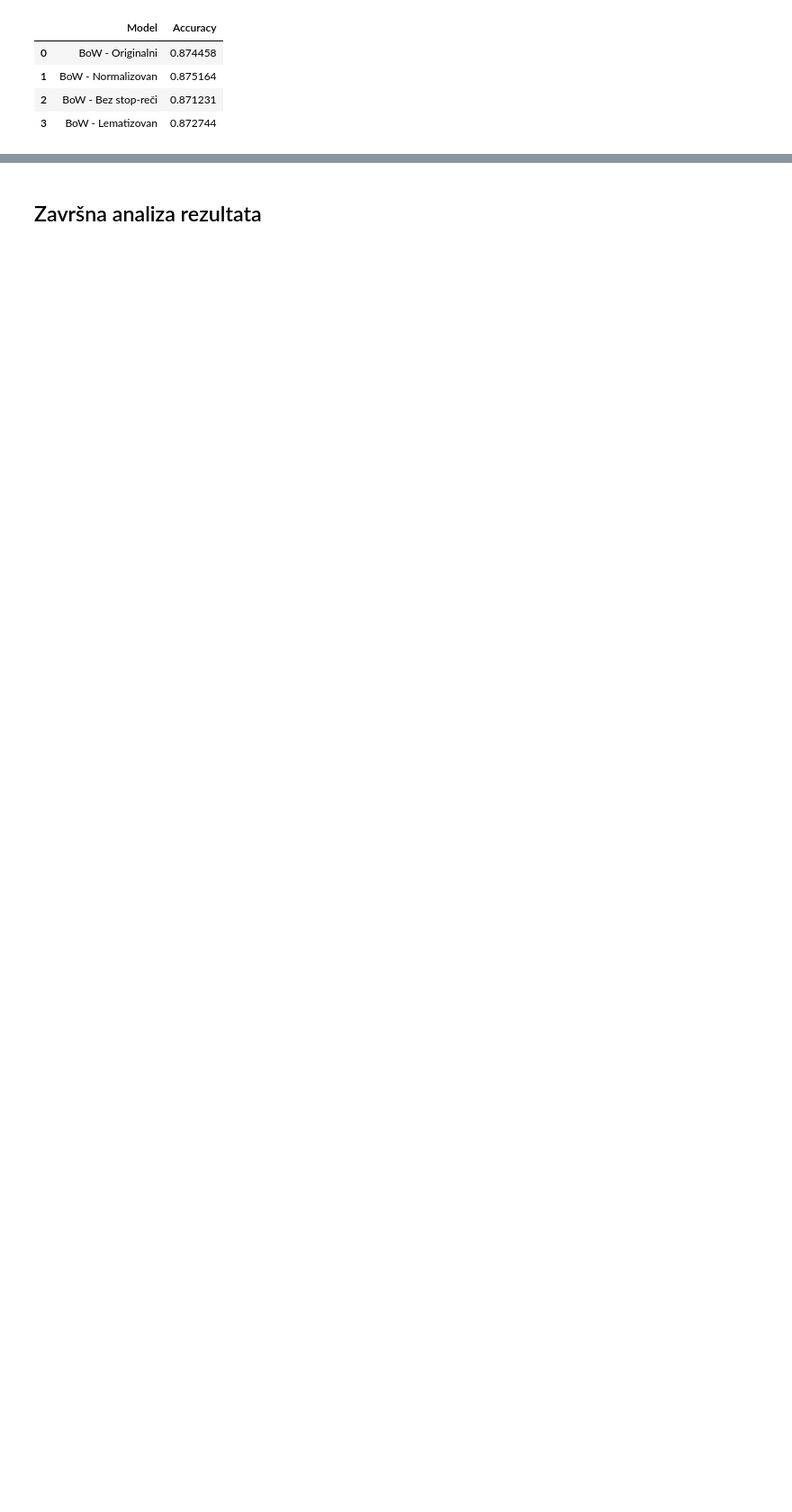
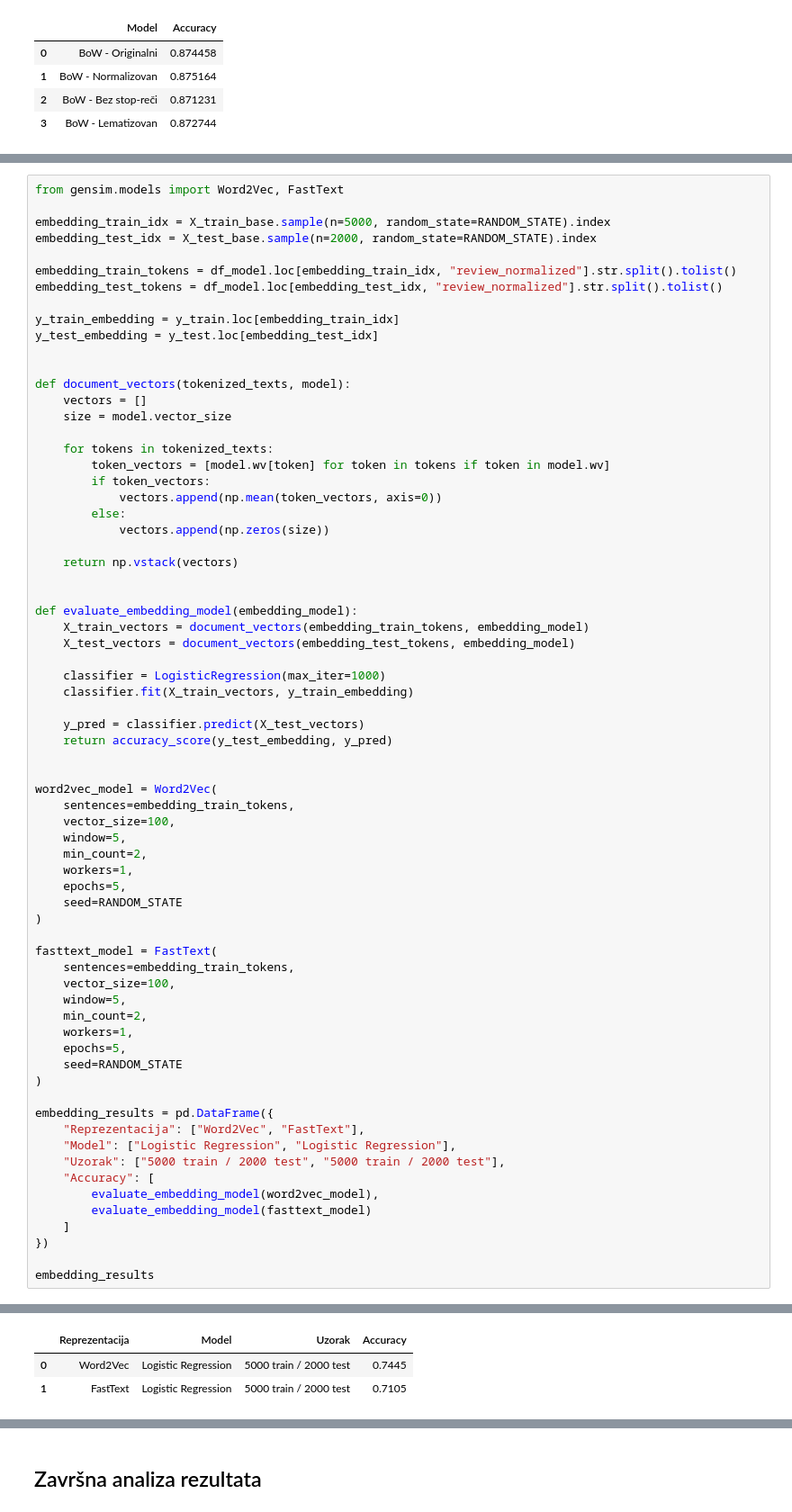
Before and after one commit to natalija529/imdb-movies, a Jupyter notebook: imdb-movies.ipynb, the cells around one changed output, grey strips where cells are left out. Shown at 90% size. Drawn from its saved outputs; the diff is of its cells as text; blank space fills up the shorter version.

```diff
--- a/imdb-movies.ipynb
+++ b/imdb-movies.ipynb
@@ -729,0 +734,70 @@ bow_results
+# %%
+from gensim.models import Word2Vec, FastText
+
+embedding_train_idx = X_train_base.sample(n=5000, random_state=RANDOM_STATE).index
+embedding_test_idx = X_test_base.sample(n=2000, random_state=RANDOM_STATE).index
+
+embedding_train_tokens = df_model.loc[embedding_train_idx, "review_normalized"].str.split().tolist()
+embedding_test_tokens = df_model.loc[embedding_test_idx, "review_normalized"].str.split().tolist()
+
+y_train_embedding = y_train.loc[embedding_train_idx]
+y_test_embedding = y_test.loc[embedding_test_idx]
+
+
+def document_vectors(tokenized_texts, model):
+    vectors = []
+    size = model.vector_size
+
+    for tokens in tokenized_texts:
+        token_vectors = [model.wv[token] for token in tokens if token in model.wv]
+        if token_vectors:
+            vectors.append(np.mean(token_vectors, axis=0))
+        else:
+            vectors.append(np.zeros(size))
+
+    return np.vstack(vectors)
+
+
+def evaluate_embedding_model(embedding_model):
+    X_train_vectors = document_vectors(embedding_train_tokens, embedding_model)
+    X_test_vectors = document_vectors(embedding_test_tokens, embedding_model)
+
+    classifier = LogisticRegression(max_iter=1000)
+    classifier.fit(X_train_vectors, y_train_embedding)
+
+    y_pred = classifier.predict(X_test_vectors)
+    return accuracy_score(y_test_embedding, y_pred)
+
+
+word2vec_model = Word2Vec(
+    sentences=embedding_train_tokens,
+    vector_size=100,
+    window=5,
+    min_count=2,
+    workers=1,
+    epochs=5,
+    seed=RANDOM_STATE
+)
+
+fasttext_model = FastText(
+    sentences=embedding_train_tokens,
+    vector_size=100,
+    window=5,
+    min_count=2,
+    workers=1,
+    epochs=5,
+    seed=RANDOM_STATE
+)
+
+embedding_results = pd.DataFrame({
+    "Reprezentacija": ["Word2Vec", "FastText"],
+    "Model": ["Logistic Regression", "Logistic Regression"],
+    "Uzorak": ["5000 train / 2000 test", "5000 train / 2000 test"],
+    "Accuracy": [
+        evaluate_embedding_model(word2vec_model),
+        evaluate_embedding_model(fasttext_model)
+    ]
+})
+
+embedding_results
+# %% [output]
@@ -729,0 +805,3 @@ bow_results
+|  | Reprezentacija | Model | Uzorak | Accuracy |
+| 0 | Word2Vec | Logistic Regression | 5000 train / 2000 test | 0.7445 |
+| 1 | FastText | Logistic Regression | 5000 train / 2000 test | 0.7105 |
```
Also changed, not shown: parts of 14 cells of this notebook.
